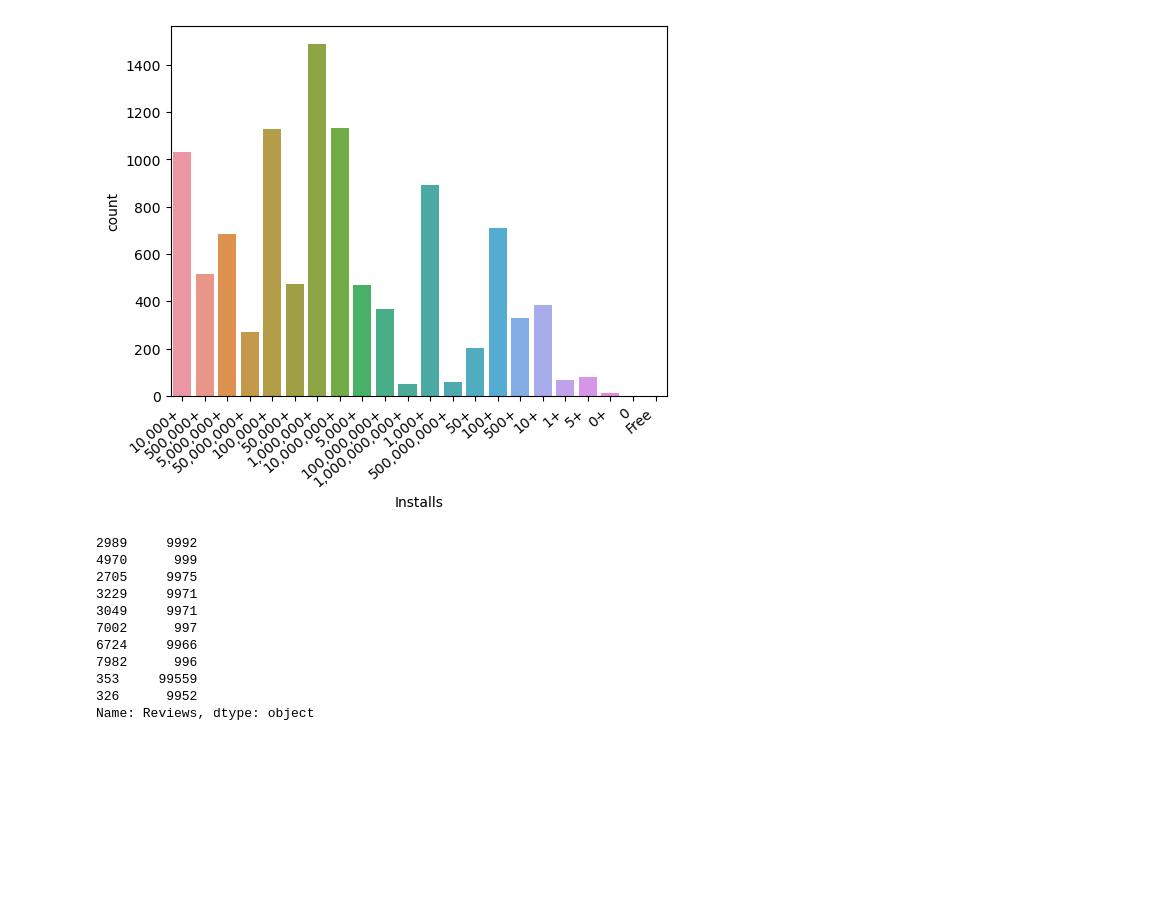
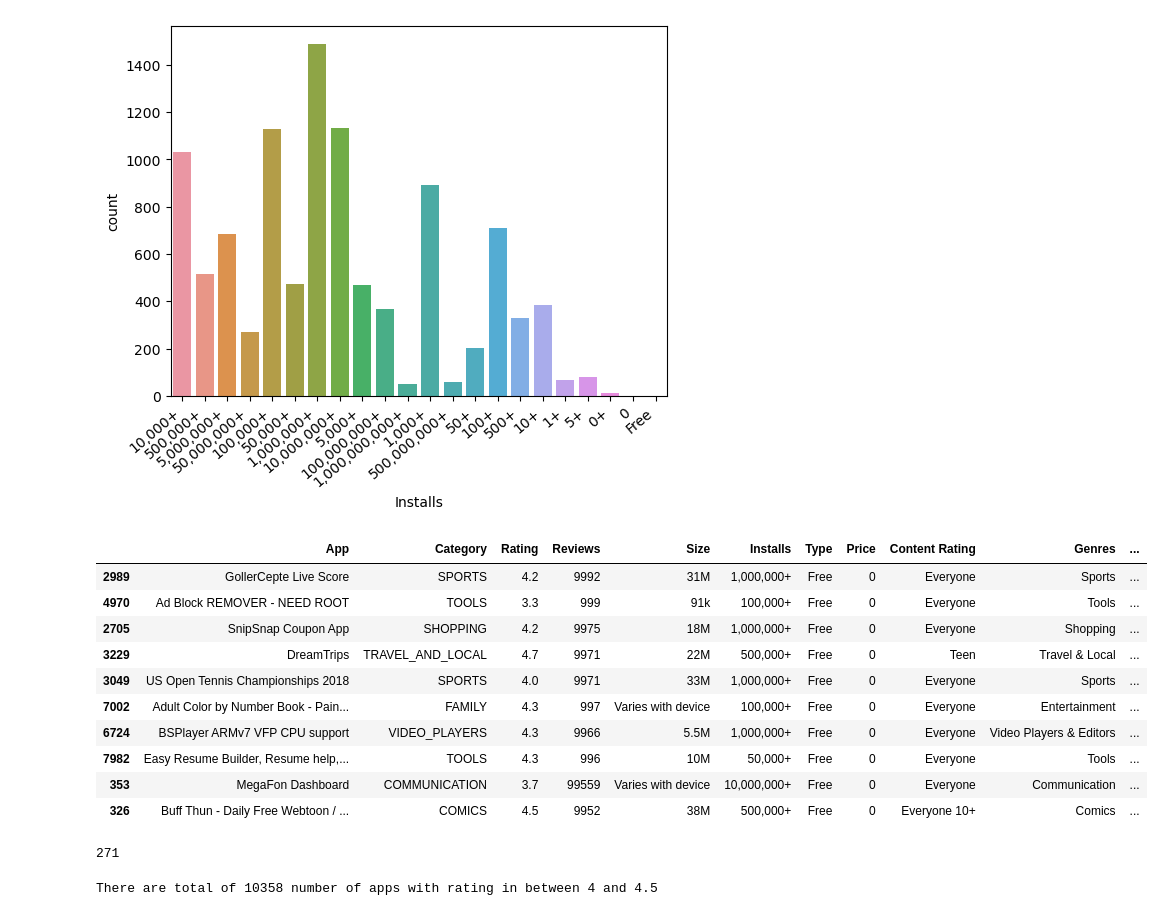
Before and after one commit to harika16-mangu/Google_palystore_DataAnalysis, a Jupyter notebook: Google_Playstore.ipynb, the cells around one changed output. Cells and saved outputs as stored; diff of their text form; code cells hidden in the pictures; blank space fills up the shorter version.

```diff
--- a/Google_Playstore.ipynb
+++ b/Google_Playstore.ipynb
@@ -109,17 +109,17 @@ ax.set_xticklabels(ax.get_xticklabels(), rotation=40, ha="right")
  Text(21, 0, 'Free')]
 [figure]
 # %%
-sorted_reviews=gp["Reviews"].sort_values(ascending=False)
+sorted_reviews=gp.sort_values(by="Reviews",ascending=False)
 sorted_reviews.head(10)
 # %% [output]
-2989     9992
-4970      999
-2705     9975
-3229     9971
-3049     9971
-7002      997
-6724     9966
-7982      996
-353     99559
-326      9952
-Name: Reviews, dtype: object
+|  | App | Category | Rating | Reviews | Size | Installs | Type | Price | Content Rating | Genres | ... |
+| 2989 | GollerCepte Live Score | SPORTS | 4.2 | 9992 | 31M | 1,000,000+ | Free | 0 | Everyone | Sports | ... |
+| 4970 | Ad Block REMOVER - NEED ROOT | TOOLS | 3.3 | 999 | 91k | 100,000+ | Free | 0 | Everyone | Tools | ... |
+| 2705 | SnipSnap Coupon App | SHOPPING | 4.2 | 9975 | 18M | 1,000,000+ | Free | 0 | Everyone | Shopping | ... |
+| 3229 | DreamTrips | TRAVEL_AND_LOCAL | 4.7 | 9971 | 22M | 500,000+ | Free | 0 | Teen | Travel & Local | ... |
+| 3049 | US Open Tennis Championships 2018 | SPORTS | 4.0 | 9971 | 33M | 1,000,000+ | Free | 0 | Everyone | Sports | ... |
+| 7002 | Adult Color by Number Book - Pain... | FAMILY | 4.3 | 997 | Varies with device | 100,000+ | Free | 0 | Everyone | Entertainment | ... |
+| 6724 | BSPlayer ARMv7 VFP CPU support | VIDEO_PLAYERS | 4.3 | 9966 | 5.5M | 1,000,000+ | Free | 0 | Everyone | Video Players & Editors | ... |
+| 7982 | Easy Resume Builder, Resume help,... | TOOLS | 4.3 | 996 | 10M | 50,000+ | Free | 0 | Everyone | Tools | ... |
+| 353 | MegaFon Dashboard | COMMUNICATION | 3.7 | 99559 | Varies with device | 10,000,000+ | Free | 0 | Everyone | Communication | ... |
+| 326 | Buff Thun - Daily Free Webtoon / ... | COMICS | 4.5 | 9952 | 38M | 500,000+ | Free | 0 | Everyone 10+ | Comics | ... |
@@ -127,0 +126,18 @@ sns.catplot(data=gp,x="App",y="Size",kind="boxen")
+# %%
+#Displaying Apps having the ratings as 5
+c=0
+for i in gp['Rating']:
+    if i==5:
+        c+=1
+print("There are",c,"number of apps having rating as 5")
+# %% [output]
+271
+# %%
+#Total number of apps which has the rating between 4 and 4.5
+c=0
+for i in gp['Rating']:
+    if i>=4 or i<=4.5:
+        c+=1
+print("There are total of",c,"number of apps with rating in between 4 and 4.5")
+# %% [output]
+There are total of 10358 number of apps with rating in between 4 and 4.5
```
Also changed, not shown: parts of 10 cells of this notebook.
